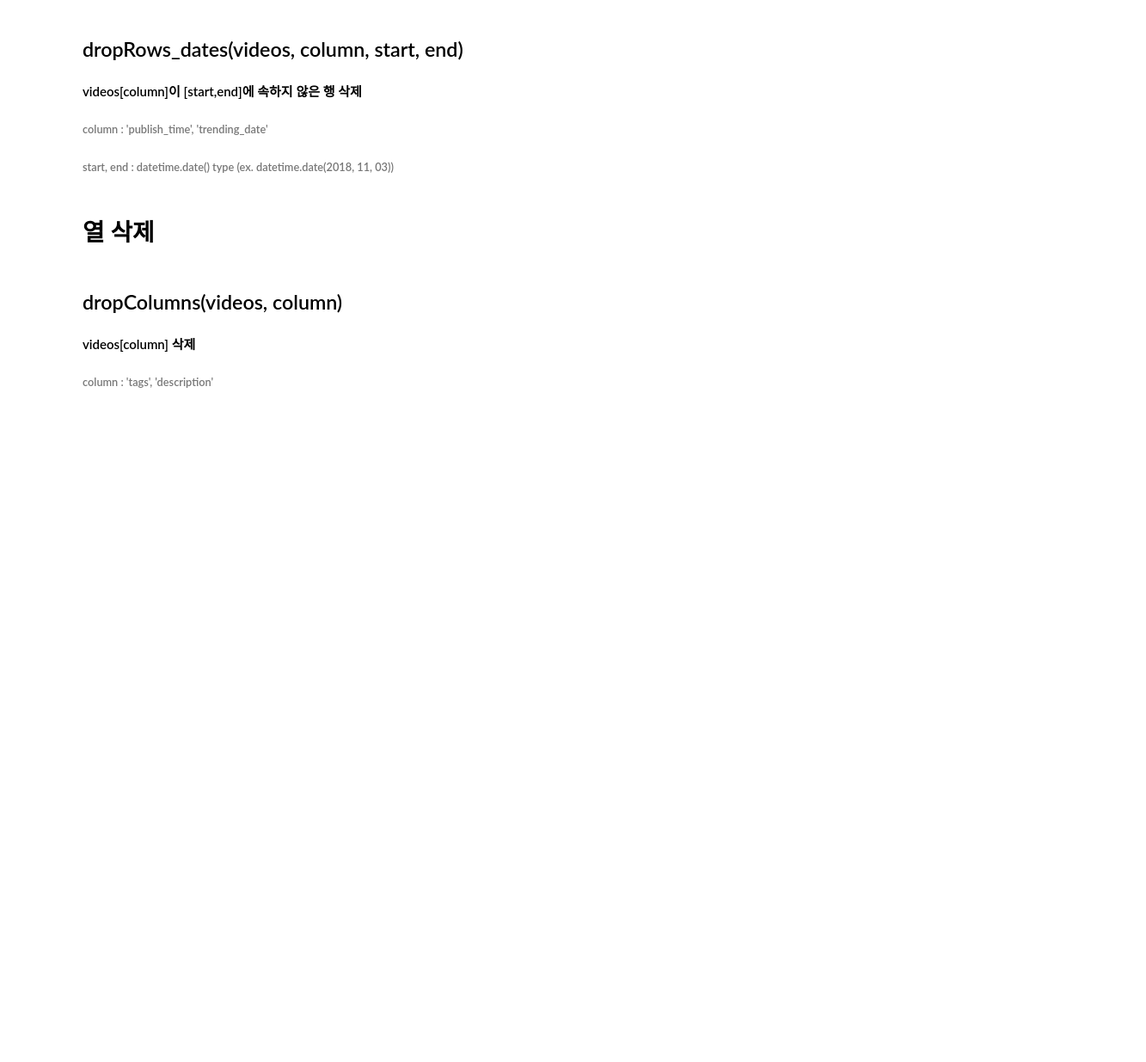
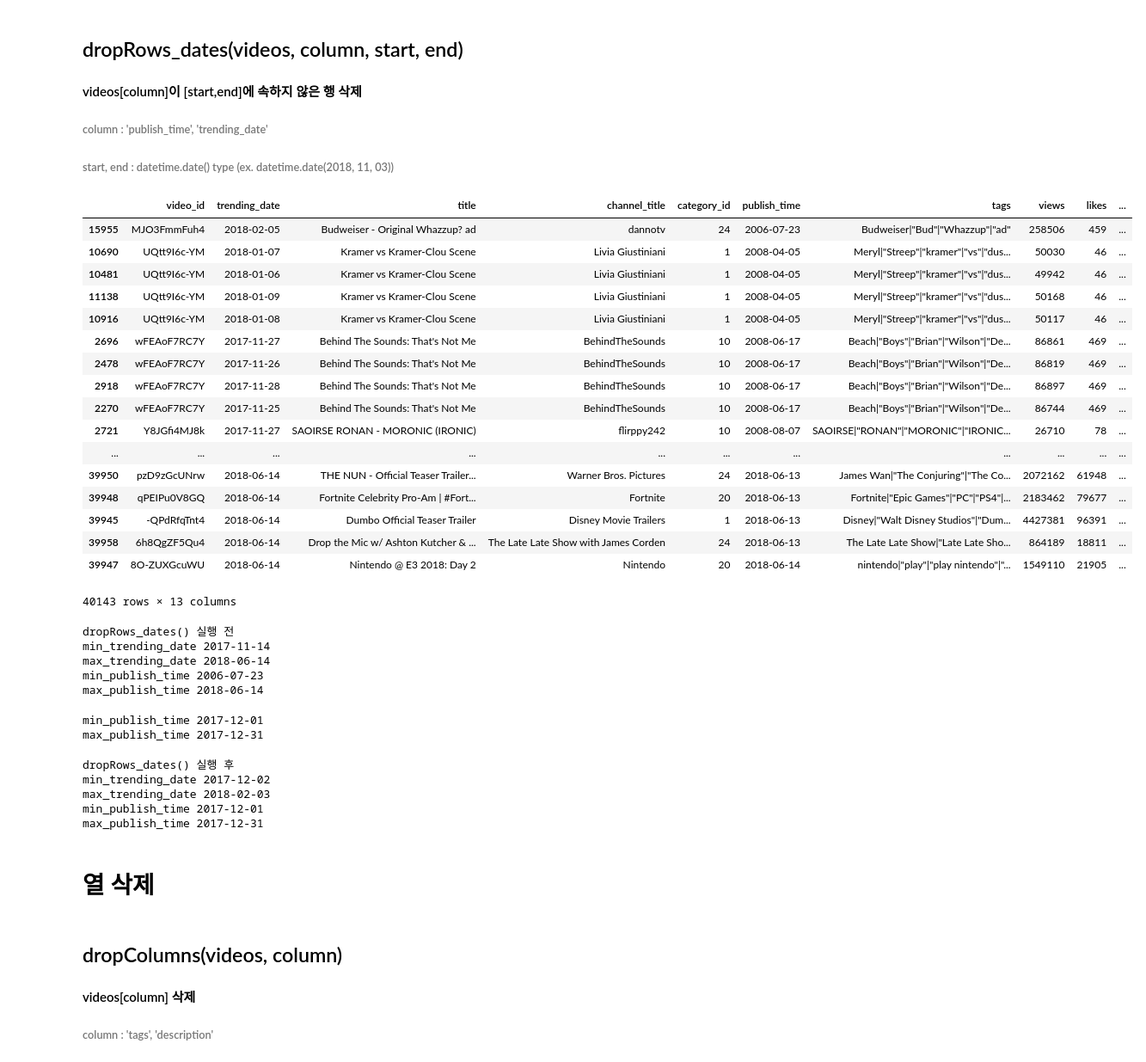
Before and after one commit to SonHyeSeon/DBP_Trinity, a Jupyter notebook: module/refinement.ipynb, the cells around one changed output. Shown: that part at 86% size. Drawn from its saved outputs; the diff is of its cells as text; code cells hidden in the pictures; blank space fills up the shorter version.

```diff
--- a/module/refinement.ipynb
+++ b/module/refinement.ipynb
@@ -80,13 +281,36 @@ print('삭제된 행 수 : ',before_len - after_len)
 #### videos[column]이 [start,end]에 속하지 않은 행 삭제
 ###### column : 'publish_time', 'trending_date'
 ###### start, end : datetime.date() type (ex. datetime.date(2018, 11, 03))
+# %%
+videos.sort_values(by='publish_time', ascending=1)
+# %% [output]
+|  | video_id | trending_date | title | channel_title | category_id | publish_time | tags | views | likes | ... |
+| 15955 | MJO3FmmFuh4 | 2018-02-05 | Budweiser - Original Whazzup? ad | dannotv | 24 | 2006-07-23 | Budweiser|"Bud"|"Whazzup"|"ad" | 258506 | 459 | ... |
+| 10690 | UQtt9I6c-YM | 2018-01-07 | Kramer vs Kramer-Clou Scene | Livia Giustiniani | 1 | 2008-04-05 | Meryl|"Streep"|"kramer"|"vs"|"dus... | 50030 | 46 | ... |
+| 10481 | UQtt9I6c-YM | 2018-01-06 | Kramer vs Kramer-Clou Scene | Livia Giustiniani | 1 | 2008-04-05 | Meryl|"Streep"|"kramer"|"vs"|"dus... | 49942 | 46 | ... |
+| 11138 | UQtt9I6c-YM | 2018-01-09 | Kramer vs Kramer-Clou Scene | Livia Giustiniani | 1 | 2008-04-05 | Meryl|"Streep"|"kramer"|"vs"|"dus... | 50168 | 46 | ... |
+| 10916 | UQtt9I6c-YM | 2018-01-08 | Kramer vs Kramer-Clou Scene | Livia Giustiniani | 1 | 2008-04-05 | Meryl|"Streep"|"kramer"|"vs"|"dus... | 50117 | 46 | ... |
+| 2696 | wFEAoF7RC7Y | 2017-11-27 | Behind The Sounds: That's Not Me | BehindTheSounds | 10 | 2008-06-17 | Beach|"Boys"|"Brian"|"Wilson"|"De... | 86861 | 469 | ... |
+| 2478 | wFEAoF7RC7Y | 2017-11-26 | Behind The Sounds: That's Not Me | BehindTheSounds | 10 | 2008-06-17 | Beach|"Boys"|"Brian"|"Wilson"|"De... | 86819 | 469 | ... |
+| 2918 | wFEAoF7RC7Y | 2017-11-28 | Behind The Sounds: That's Not Me | BehindTheSounds | 10 | 2008-06-17 | Beach|"Boys"|"Brian"|"Wilson"|"De... | 86897 | 469 | ... |
+| 2270 | wFEAoF7RC7Y | 2017-11-25 | Behind The Sounds: That's Not Me | BehindTheSounds | 10 | 2008-06-17 | Beach|"Boys"|"Brian"|"Wilson"|"De... | 86744 | 469 | ... |
+| 2721 | Y8JGfi4MJ8k | 2017-11-27 | SAOIRSE RONAN - MORONIC (IRONIC) | flirppy242 | 10 | 2008-08-07 | SAOIRSE|"RONAN"|"MORONIC"|"IRONIC... | 26710 | 78 | ... |
+| ... | ... | ... | ... | ... | ... | ... | ... | ... | ... | ... |
+| 39950 | pzD9zGcUNrw | 2018-06-14 | THE NUN - Official Teaser Trailer... | Warner Bros. Pictures | 24 | 2018-06-13 | James Wan|"The Conjuring"|"The Co... | 2072162 | 61948 | ... |
+| 39948 | qPEIPu0V8GQ | 2018-06-14 | Fortnite Celebrity Pro-Am | #Fort... | Fortnite | 20 | 2018-06-13 | Fortnite|"Epic Games"|"PC"|"PS4"|... | 2183462 | 79677 | ... |
+| 39945 | -QPdRfqTnt4 | 2018-06-14 | Dumbo Official Teaser Trailer | Disney Movie Trailers | 1 | 2018-06-13 | Disney|"Walt Disney Studios"|"Dum... | 4427381 | 96391 | ... |
+| 39958 | 6h8QgZF5Qu4 | 2018-06-14 | Drop the Mic w/ Ashton Kutcher & ... | The Late Late Show with James Corden | 24 | 2018-06-13 | The Late Late Show|"Late Late Sho... | 864189 | 18811 | ... |
+| 39947 | 8O-ZUXGcuWU | 2018-06-14 | Nintendo @ E3 2018: Day 2 | Nintendo | 20 | 2018-06-14 | nintendo|"play"|"play nintendo"|"... | 1549110 | 21905 | ... |
+40143 rows × 13 columns
 # %%
 print('dropRows_dates() 실행 전')
-min_trending_date = min(videos['trending_date'])
-max_trending_date = max(videos['trending_date'])
-print('min_trending_date',min_trending_date)
-print('max_trending_date',max_trending_date)
-min_publish_time = min(videos['publish_time'])
-max_publish_time = max(videos['publish_time'])
-print('min_publish_time',min_publish_time)
-print('max_publish_time',max_publish_time)
+print('min_trending_date',min(videos['trending_date']))
+print('max_trending_date',max(videos['trending_date']))
+print('min_publish_time',min(videos['publish_time']))
+print('max_publish_time',max(videos['publish_time']))
+# %% [output]
+dropRows_dates() 실행 전
+min_trending_date 2017-11-14
+max_trending_date 2018-06-14
+min_publish_time 2006-07-23
+max_publish_time 2018-06-14
@@ -98,10 +317,19 @@ print('삭제 후 행 수', len(videos))
+# %%
+refinement.dropRows_dates(videos, 'publish_time', dt.date(2017,12,1),dt.date(2017,12,31))
+print('min_publish_time',min(videos['publish_time']))
+print('max_publish_time',max(videos['publish_time']))
+# %% [output]
+min_publish_time 2017-12-01
+max_publish_time 2017-12-31
 # %%
 print('dropRows_dates() 실행 후')
-min_trending_date = min(videos['trending_date'])
-max_trending_date = max(videos['trending_date'])
-print('min_trending_date',min_trending_date)
-print('max_trending_date',max_trending_date)
-min_publish_time = min(videos['publish_time'])
-max_publish_time = max(videos['publish_time'])
-print('min_publish_time',min_publish_time)
-print('max_publish_time',max_publish_time)
+print('min_trending_date',min(videos['trending_date']))
+print('max_trending_date',max(videos['trending_date']))
+print('min_publish_time',min(videos['publish_time']))
+print('max_publish_time',max(videos['publish_time']))
+# %% [output]
+dropRows_dates() 실행 후
+min_trending_date 2017-12-02
+max_trending_date 2018-02-03
+min_publish_time 2017-12-01
+max_publish_time 2017-12-31
```
Also changed, not shown: parts of 28 cells of this notebook, 23 other files.
